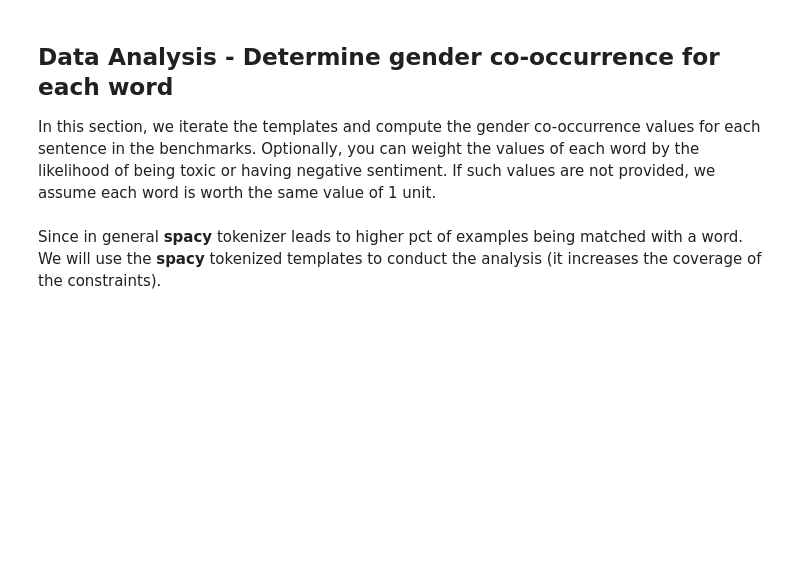
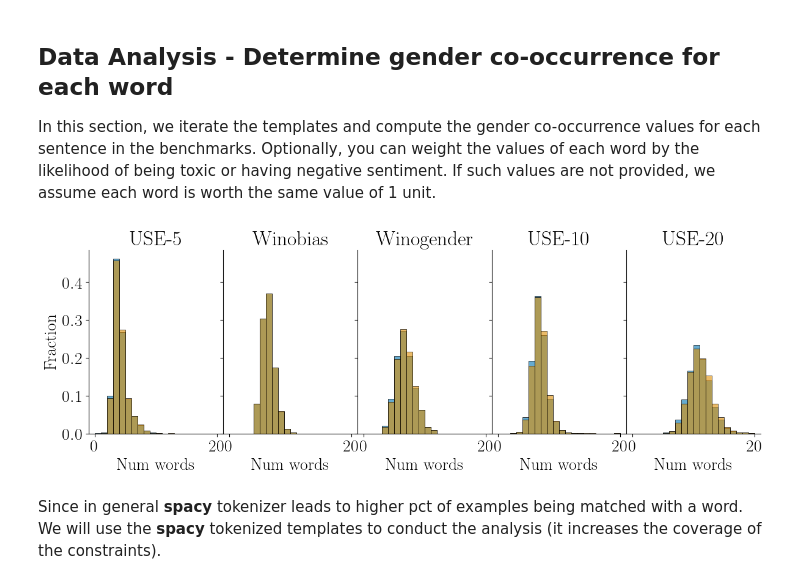
Before and after one commit to PastelBelem8/gender-bias-diagnosis-benchmark, a Jupyter notebook: notebooks/Evaluate__PMI_sentence-level-refactored.ipynb, the cells around one changed output. Cells and saved outputs as stored; diff of their text form; code cells hidden in the pictures; blank space fills up the shorter version.

```diff
--- a/notebooks/Evaluate__PMI_sentence-level-refactored.ipynb
+++ b/notebooks/Evaluate__PMI_sentence-level-refactored.ipynb
@@ -541,34 +590,39 @@ def compute_pmi_diff_per_sentences(
 
 PMI_PER_SENTENCES_NLTK = {dataset:
                           compute_pmi_diff_per_sentences(templates, WORD2PMI, WORD2WEIGHTS)
                           for dataset, templates in DATASET_2_CANONIC_TEMPLATES_NLTK.items()
 }
 
 PMI_PER_SENTENCES_SPACY = {dataset:
                           compute_pmi_diff_per_sentences(templates, WORD2PMI, WORD2WEIGHTS)
                           for dataset, templates in DATASET_2_CANONIC_TEMPLATES_SPACY.items()
 }
 
+# ---------------------------------------------------------------
+# Plot the distribution of well-defined PMI values
+# ---------------------------------------------------------------
 fig, axes = plt.subplots(1, 5, sharey=True, figsize=(FULL_WIDTH*2, 3))
 for i, dataset in enumerate(DATASET_NAMES):
     # Compute the number of well-defined tokens with each of the approaches
     nltk_len = list(map(len, PMI_PER_SENTENCES_NLTK[dataset][0]))
     spacy_len = list(map(len, PMI_PER_SENTENCES_SPACY[dataset][0]))
 
     axes[i].spines[['right', 'top']].set_visible(False)
     sns.histplot(list(nltk_len), label="nltk", stat="probability", alpha=0.6, binrange=(0,20), binwidth=1, ax=axes[i])
     sns.histplot(list(spacy_len), label="spacy", stat="probability", alpha=0.6, binrange=(0,20), binwidth=1, ax=axes[i])
 
 
     axes[i].set_title(dataset)
     axes[i].set_xlabel("Num words")
     axes[i].set_ylabel("Fraction")
 
     if i != 0:
         if axes[i].get_legend() is not None:
             axes[i].get_legend().remove()
 
-#adjust(fig)
+adjust(fig)
+# %% [output]
+[figure, added]
 # %% [markdown]
 Since in general **spacy** tokenizer leads to higher pct of examples being matched with a word. We will use the **spacy** tokenized templates to conduct the analysis (it increases the coverage of the constraints).
 # %%
```
Also changed, not shown: parts of 70 cells of this notebook, 1 other file.
